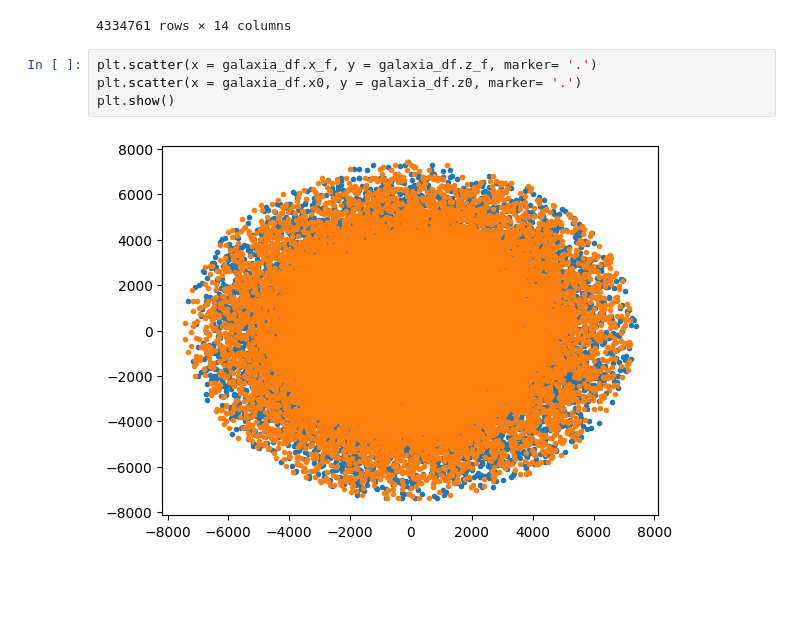
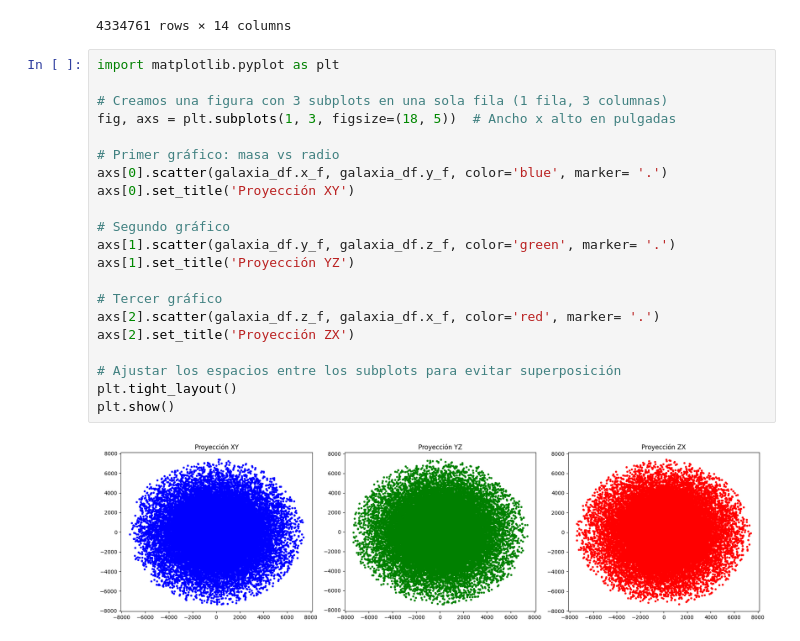
Before and after one commit to sperezp23/Analizador_de_Galaxias, a Jupyter notebook: Ensayos.ipynb, the cells around one changed output. Saved outputs shown, nothing was run; the diff lists cells and outputs as text; blank space fills up the shorter version.

```diff
--- a/Ensayos.ipynb
+++ b/Ensayos.ipynb
@@ -160,9 +173,26 @@ galaxia_df
 | 4334759 | 4285619 | 57.072998 | 118.474464 | 271.629486 | -40.505226 | -79.648994 | 8.942924 | 0.000004 | 53.346455 | 120.274963 | 272.215027 | ... |
 | 4334760 | 3869407 | 76.409187 | 56.888939 | 340.798157 | -9.570582 | -31.769072 | 57.378128 | 0.000004 | 72.682640 | 58.689438 | 341.383698 | ... |
 4334761 rows × 14 columns
-# %%
-plt.scatter(x = galaxia_df.x_f, y = galaxia_df.z_f, marker= '.')
-plt.scatter(x = galaxia_df.x0, y = galaxia_df.z0, marker= '.')
-plt.show()
-# %% [output]
-[figure, removed]
+# %%
+import matplotlib.pyplot as plt
+
+# Creamos una figura con 3 subplots en una sola fila (1 fila, 3 columnas)
+fig, axs = plt.subplots(1, 3, figsize=(18, 5))  # Ancho x alto en pulgadas
+
+# Primer gráfico: masa vs radio
+axs[0].scatter(galaxia_df.x_f, galaxia_df.y_f, color='blue', marker= '.')
+axs[0].set_title('Proyección XY')
+
+# Segundo gráfico
+axs[1].scatter(galaxia_df.y_f, galaxia_df.z_f, color='green', marker= '.')
+axs[1].set_title('Proyección YZ')
+
+# Tercer gráfico
+axs[2].scatter(galaxia_df.z_f, galaxia_df.x_f, color='red', marker= '.')
+axs[2].set_title('Proyección ZX')
+
+# Ajustar los espacios entre los subplots para evitar superposición
+plt.tight_layout()
+plt.show()
+# %% [output]
+[figure, added]
```
Also changed, not shown: parts of 3 cells of this notebook.
